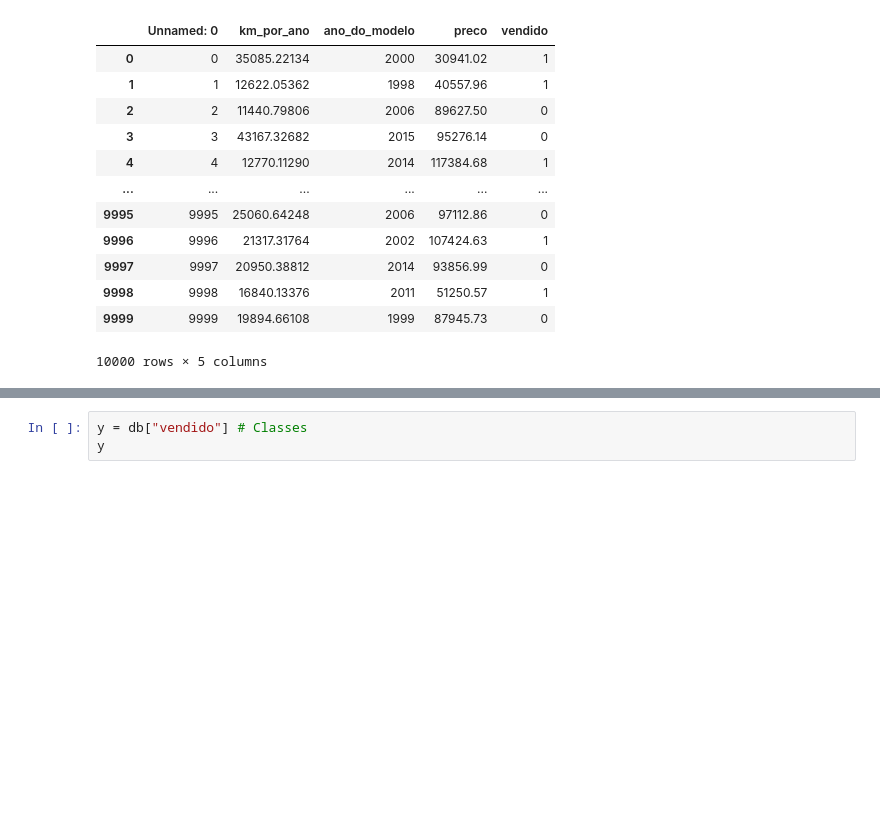
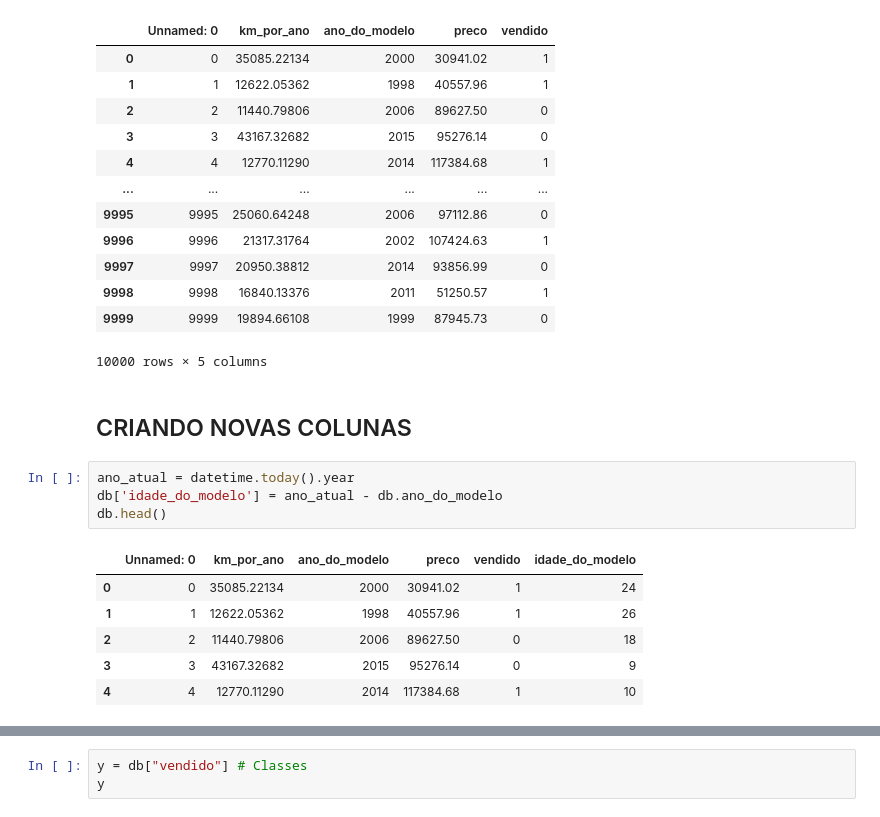
Before and after one commit to RyanXHF/ml_finished_projects, a Jupyter notebook: ml_car_prices.ipynb, the cells around one changed output, grey strips where cells are left out. Cells and saved outputs as stored; diff of their text form; blank space fills up the shorter version.

```diff
--- a/ml_car_prices.ipynb
+++ b/ml_car_prices.ipynb
@@ -70,3 +79,16 @@ db
 | 9998 | 9998 | 16840.13376 | 2011 | 51250.57 | 1 |
 | 9999 | 9999 | 19894.66108 | 1999 | 87945.73 | 0 |
 10000 rows × 5 columns
+# %% [markdown]
+## CRIANDO NOVAS COLUNAS
+# %%
+ano_atual = datetime.today().year
+db['idade_do_modelo'] = ano_atual - db.ano_do_modelo
+db.head()
+# %% [output]
+|  | Unnamed: 0 | km_por_ano | ano_do_modelo | preco | vendido | idade_do_modelo |
+| 0 | 0 | 35085.22134 | 2000 | 30941.02 | 1 | 24 |
+| 1 | 1 | 12622.05362 | 1998 | 40557.96 | 1 | 26 |
+| 2 | 2 | 11440.79806 | 2006 | 89627.50 | 0 | 18 |
+| 3 | 3 | 43167.32682 | 2015 | 95276.14 | 0 | 9 |
+| 4 | 4 | 12770.11290 | 2014 | 117384.68 | 1 | 10 |
```
Also changed, not shown: parts of 19 cells of this notebook.
